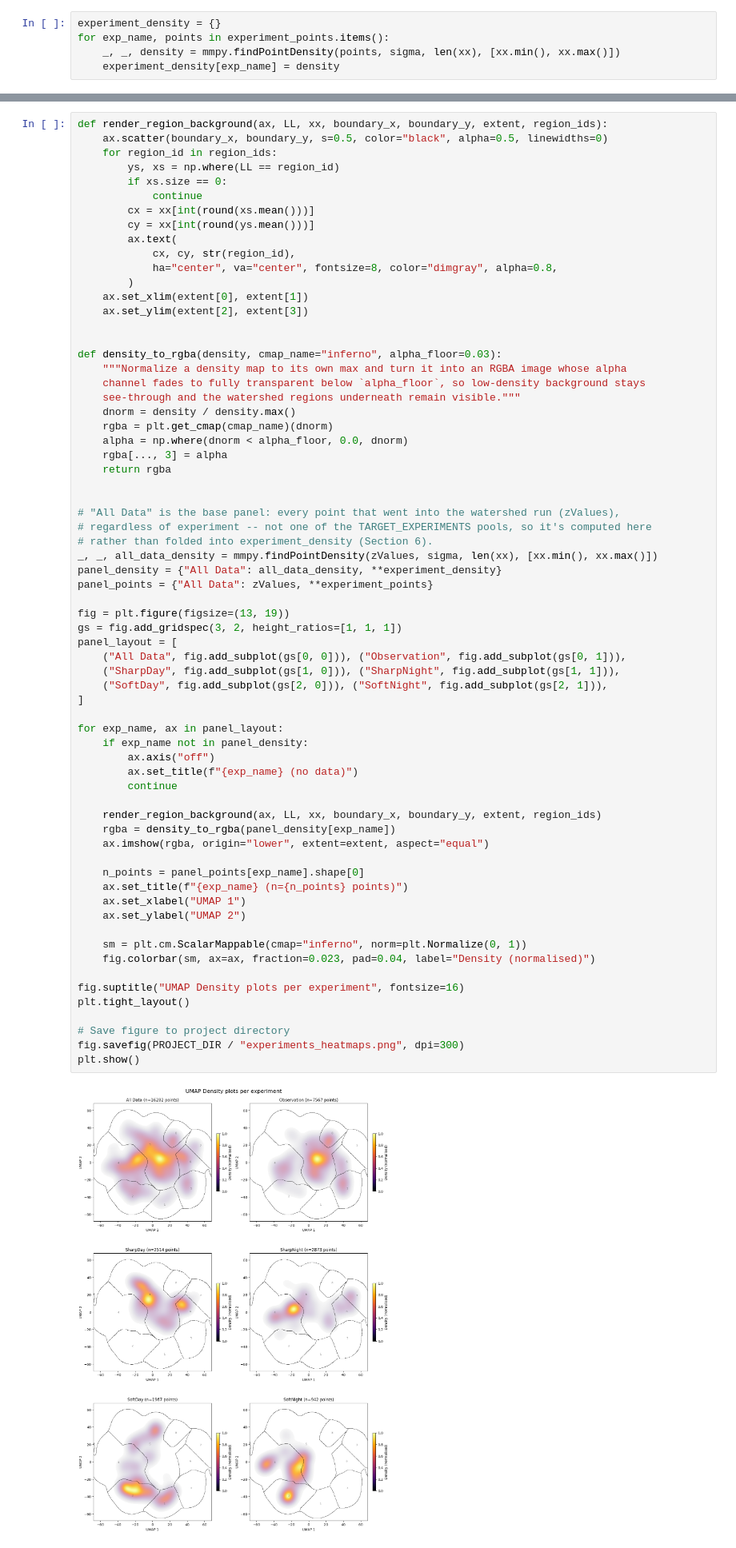
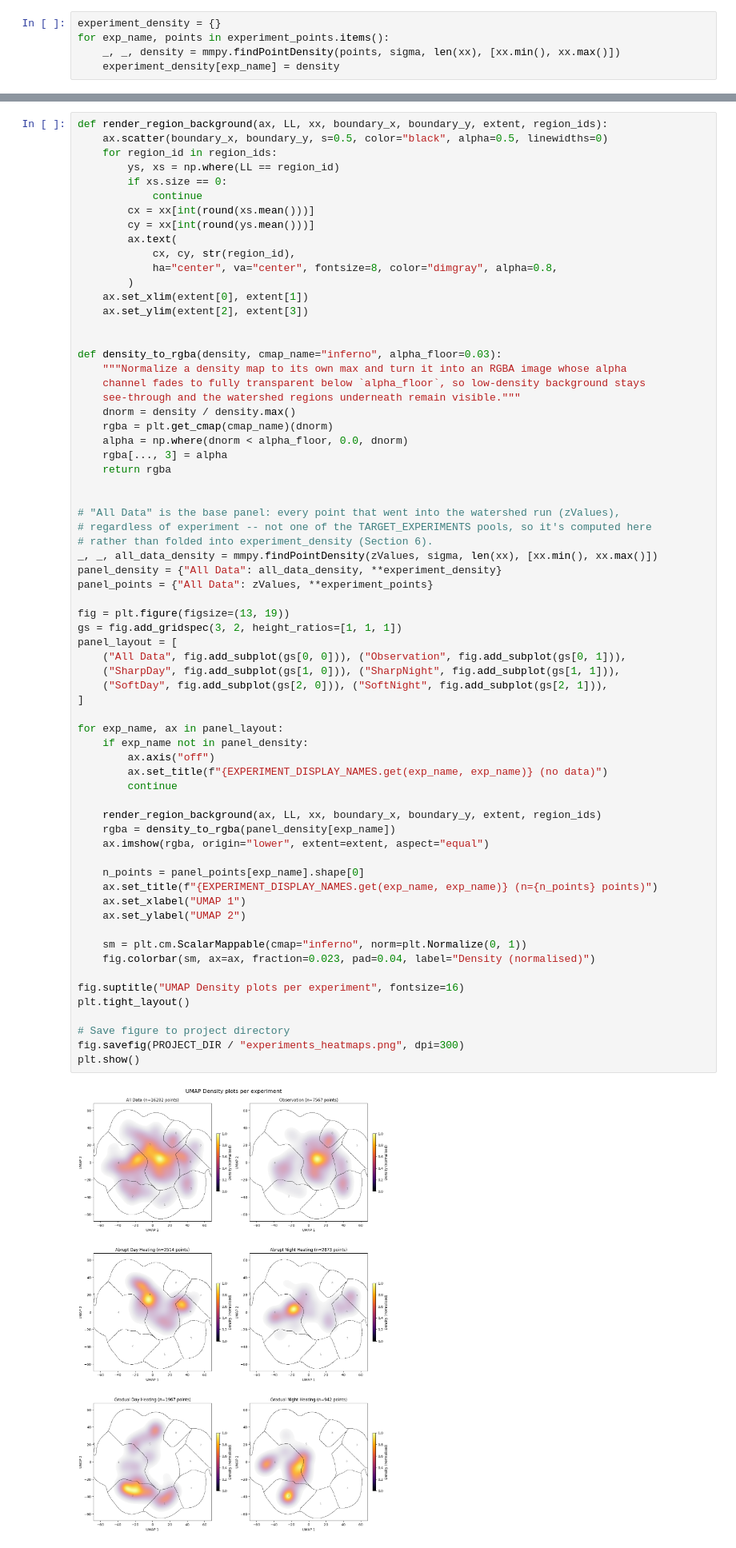
Before and after one commit to epfl-mobots/Ethogram-Generation, a Jupyter notebook: Experiment_Density_Heatmaps.ipynb, the cells around one changed output, grey strips where cells are left out. Shown at 80% size. Saved outputs shown, nothing was run; the diff lists cells and outputs as text.

Commit message:
prepared figures for final paper

```diff
--- a/Experiment_Density_Heatmaps.ipynb
+++ b/Experiment_Density_Heatmaps.ipynb
@@ -322,33 +331,33 @@ fig = plt.figure(figsize=(13, 19))
 gs = fig.add_gridspec(3, 2, height_ratios=[1, 1, 1])
 panel_layout = [
     ("All Data", fig.add_subplot(gs[0, 0])), ("Observation", fig.add_subplot(gs[0, 1])),
     ("SharpDay", fig.add_subplot(gs[1, 0])), ("SharpNight", fig.add_subplot(gs[1, 1])),
     ("SoftDay", fig.add_subplot(gs[2, 0])), ("SoftNight", fig.add_subplot(gs[2, 1])),
 ]
 
 for exp_name, ax in panel_layout:
     if exp_name not in panel_density:
         ax.axis("off")
-        ax.set_title(f"{exp_name} (no data)")
+        ax.set_title(f"{EXPERIMENT_DISPLAY_NAMES.get(exp_name, exp_name)} (no data)")
         continue
 
     render_region_background(ax, LL, xx, boundary_x, boundary_y, extent, region_ids)
     rgba = density_to_rgba(panel_density[exp_name])
     ax.imshow(rgba, origin="lower", extent=extent, aspect="equal")
 
     n_points = panel_points[exp_name].shape[0]
-    ax.set_title(f"{exp_name} (n={n_points} points)")
+    ax.set_title(f"{EXPERIMENT_DISPLAY_NAMES.get(exp_name, exp_name)} (n={n_points} points)")
     ax.set_xlabel("UMAP 1")
     ax.set_ylabel("UMAP 2")
 
     sm = plt.cm.ScalarMappable(cmap="inferno", norm=plt.Normalize(0, 1))
     fig.colorbar(sm, ax=ax, fraction=0.023, pad=0.04, label="Density (normalised)")
 
 fig.suptitle("UMAP Density plots per experiment", fontsize=16)
 plt.tight_layout()
 
 # Save figure to project directory
 fig.savefig(PROJECT_DIR / "experiments_heatmaps.png", dpi=300)
 plt.show()
 # %% [output]
-[figure, old version]
+[figure, new version]
```
Also changed, not shown: parts of 1 cell of this notebook, 2 other files.
